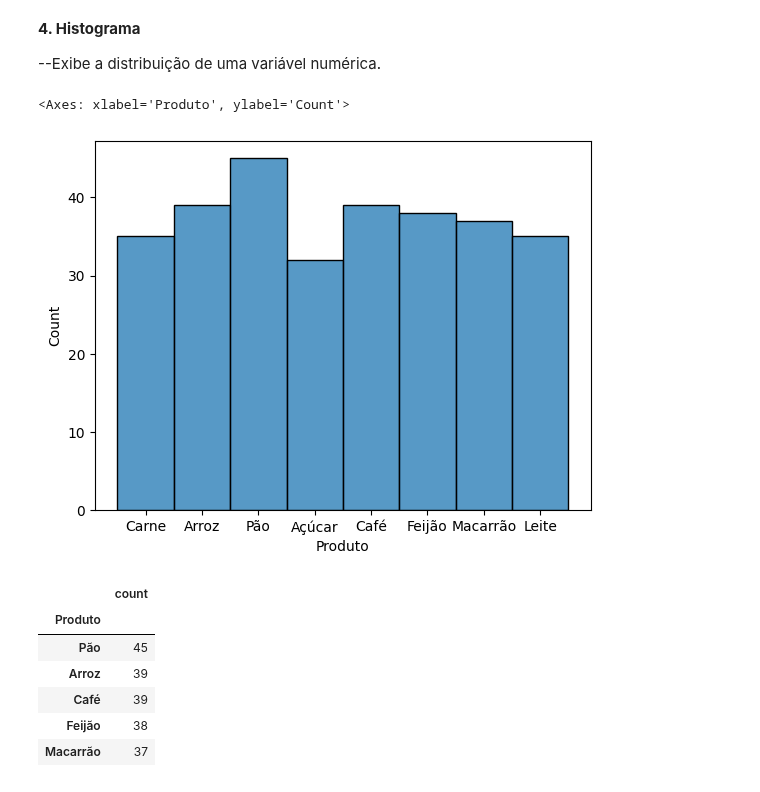
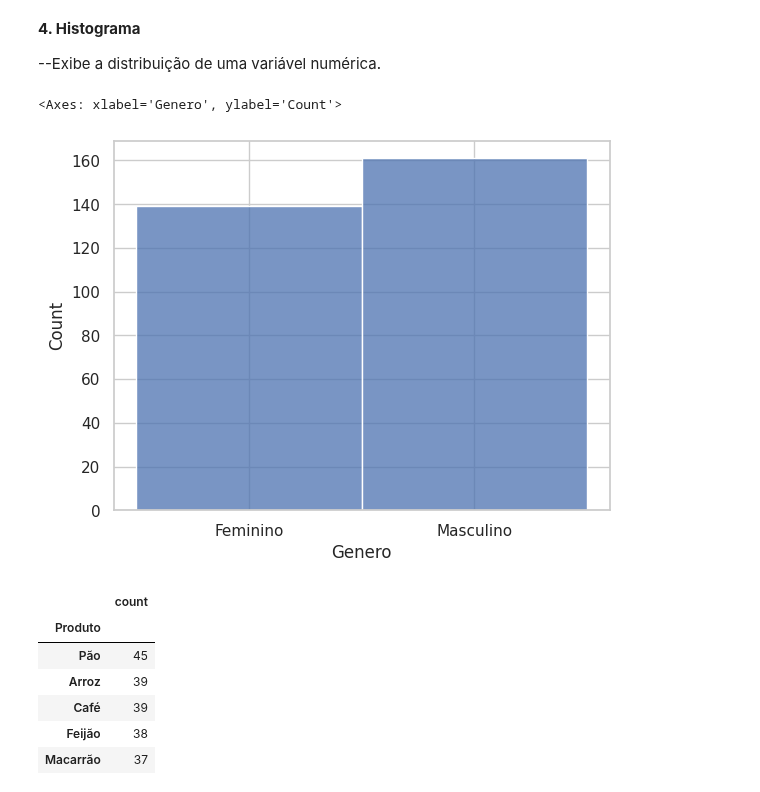
Before and after one commit to EduardaSantosDiniz/Atividade1-Java, a Jupyter notebook: PraticandoPythoni.ipynb, the cells around one changed output. Drawn from its saved outputs; the diff is of its cells as text; code cells hidden in the pictures.

```diff
--- a/PraticandoPythoni.ipynb
+++ b/PraticandoPythoni.ipynb
@@ -243,0 +239,20 @@ sns.lineplot(x= df['DiaSemana'], y = df['Faturamento'])
+# %%
+import seaborn as sns
+
+# Tema visual
+sns.set_theme(style="whitegrid")
+
+# Gráfico de linha completo
+sns.lineplot(
+    data=df,
+    x='Produto',
+    y='Faturamento',
+    #hue='Forma_Pagamento',         # Agrupa por categoria (se existir)
+    palette='pastel',        # Paleta de cores suave
+          # Adiciona marcadores nos pontos
+    dashes=False,            # Linhas contínuas
+    estimator='sum',         # Soma os valores por grupo
+    errorbar=None,           # Sem barras de erro
+    sort= True,              # Mantém a ordem original dos dados
+    legend='auto'            # Exibe legenda automaticamente
+)
@@ -246,10 +264,10 @@ sns.lineplot(x= df['DiaSemana'], y = df['Faturamento'])
 
 --Exibe a distribuição de uma variável numérica.
 # %%
-sns.histplot(data=df, x='Produto', bins=20)
+sns.histplot(data=df, x='Genero')
 # %% [output]
-<Axes: xlabel='Produto', ylabel='Count'>
+<Axes: xlabel='Genero', ylabel='Count'>
-[figure, old version]
+[figure, new version]
 # %%
 df['Produto'].value_counts().sort_values(ascending=False)
 # %% [output]
```
Also changed, not shown: parts of 9 cells of this notebook.
